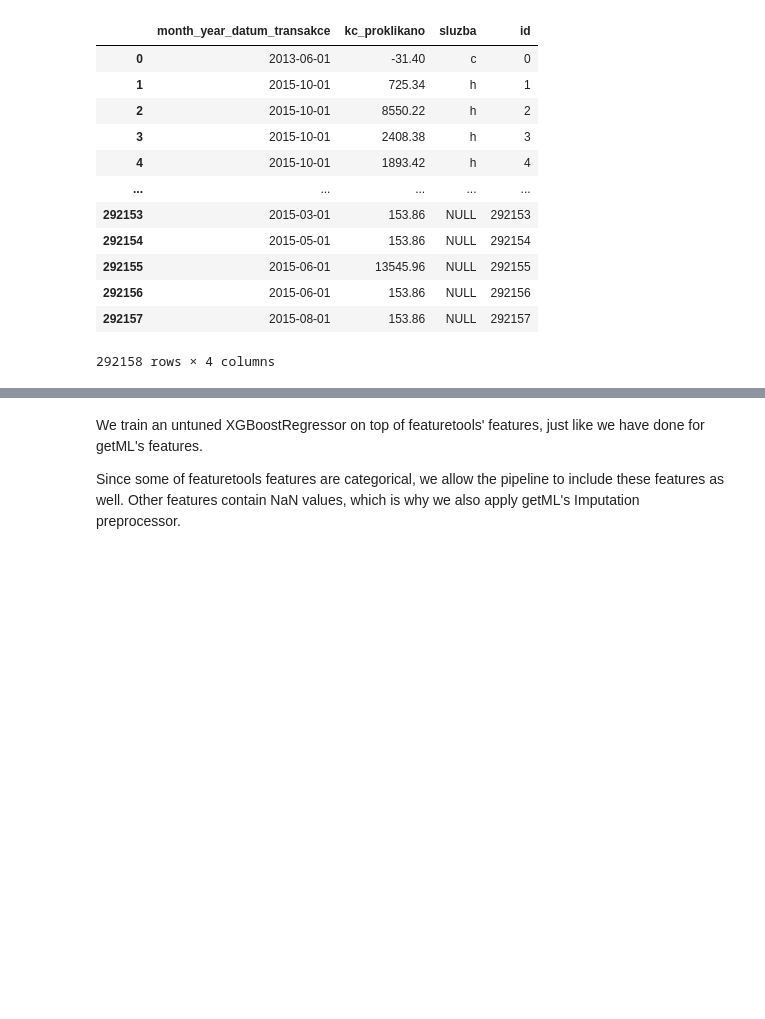
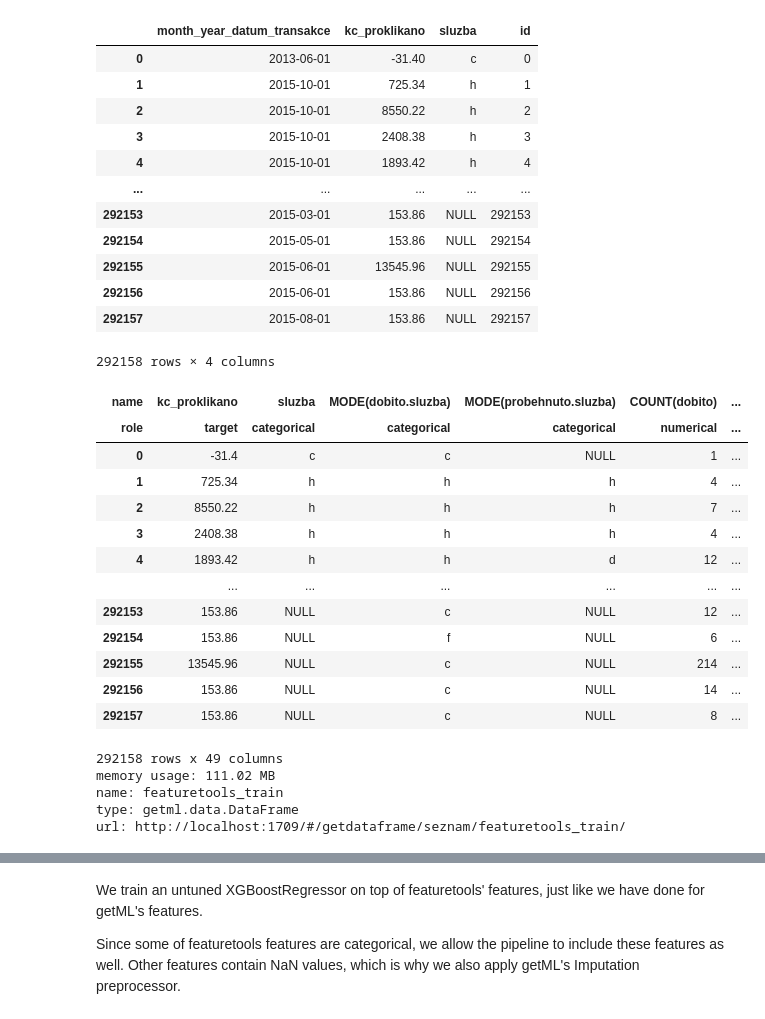
Before and after one commit to getml/getml-demo, a Jupyter notebook: seznam.ipynb, the cells around one changed output, grey strips where cells are left out. Saved outputs shown, nothing was run; the diff lists cells and outputs as text; code cells hidden in the pictures; blank space fills up the shorter version.

Commit message:
Updated the results for the seznam notebook

```diff
--- a/seznam.ipynb
+++ b/seznam.ipynb
@@ -402,9 +568,28 @@ featuretools_test_pd = featuretools.dfs(
 featuretools_train = getml.data.DataFrame.from_pandas(featuretools_train_pd, "featuretools_train")
 featuretools_test = getml.data.DataFrame.from_pandas(featuretools_test_pd, "featuretools_test")
 # %%
-featuretools_train.set_role("salary", getml.data.roles.target)
+featuretools_train.set_role("kc_proklikano", getml.data.roles.target)
 featuretools_train.set_role(featuretools_train.unused_float_names, getml.data.roles.numerical)
 featuretools_train.set_role(featuretools_train.unused_string_names, getml.data.roles.categorical)
 
 featuretools_train
+# %% [output]
+| name | kc_proklikano | sluzba | MODE(dobito.sluzba) | MODE(probehnuto.sluzba) | COUNT(dobito) | ... |
+| role | target | categorical | categorical | categorical | numerical | ... |
+| 0 | -31.4 | c | c | NULL | 1 | ... |
+| 1 | 725.34 | h | h | h | 4 | ... |
+| 2 | 8550.22 | h | h | h | 7 | ... |
+| 3 | 2408.38 | h | h | h | 4 | ... |
+| 4 | 1893.42 | h | h | d | 12 | ... |
+|  | ... | ... | ... | ... | ... | ... |
+| 292153 | 153.86 | NULL | c | NULL | 12 | ... |
+| 292154 | 153.86 | NULL | f | NULL | 6 | ... |
+| 292155 | 13545.96 | NULL | c | NULL | 214 | ... |
+| 292156 | 153.86 | NULL | c | NULL | 14 | ... |
+| 292157 | 153.86 | NULL | c | NULL | 8 | ... |
+292158 rows x 49 columns
+memory usage: 111.02 MB
+name: featuretools_train
+type: getml.data.DataFrame
+url: http://localhost:1709/#/getdataframe/seznam/featuretools_train/
 # %%
```
Also changed, not shown: parts of 16 cells of this notebook.
